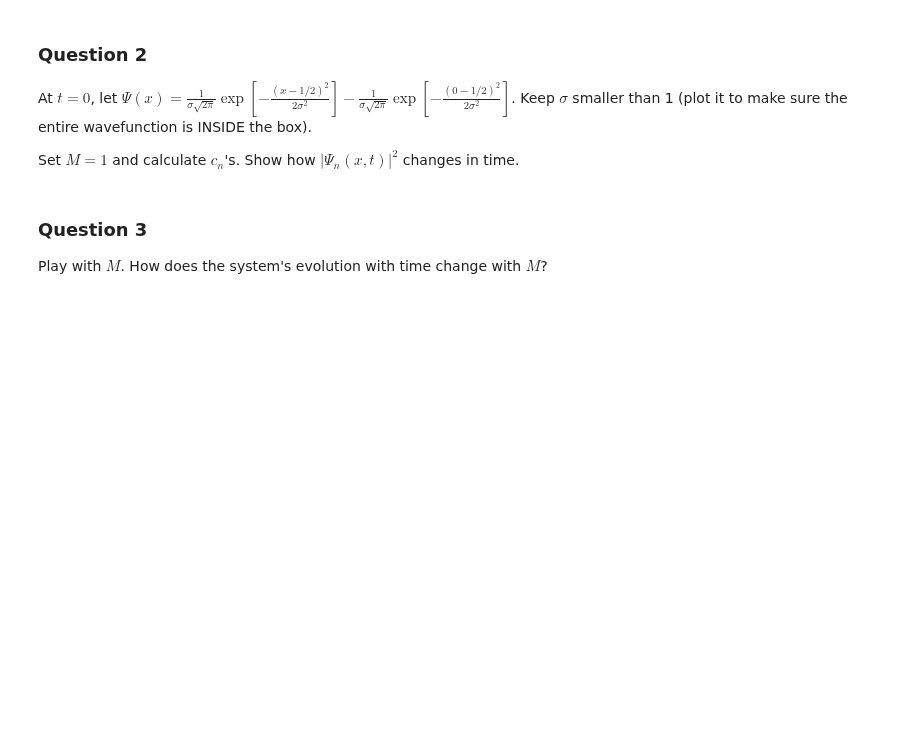
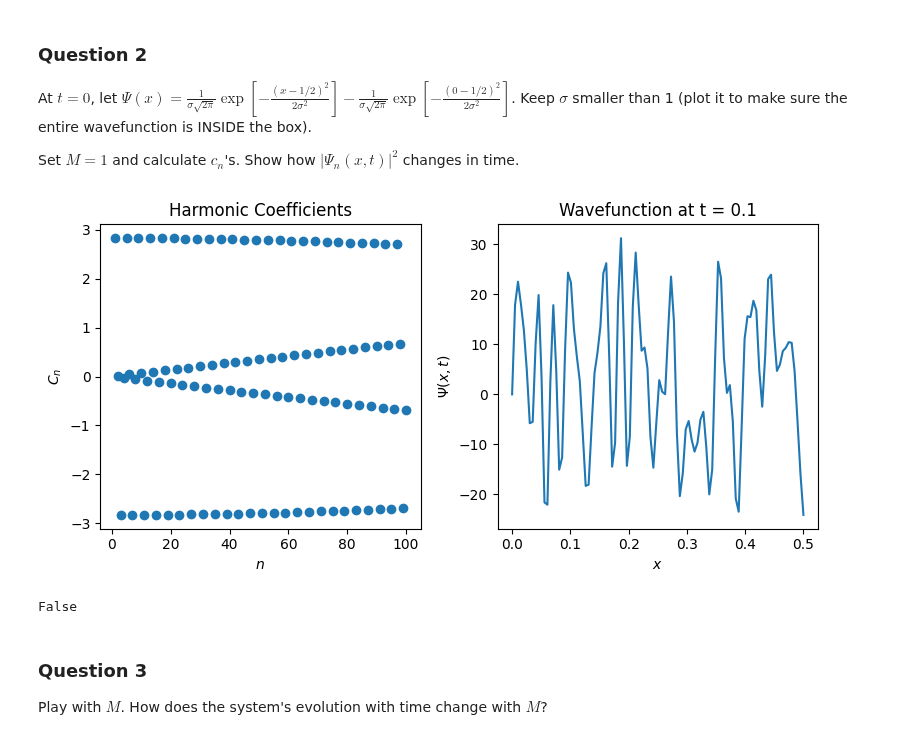
Before and after one commit to vibilanj/cmps, a Jupyter notebook: homework/Particle_in_a_Box_HW.ipynb, the cells around one changed output. Cells and saved outputs as stored; diff of their text form; code cells hidden in the pictures; blank space fills up the shorter version.

```diff
--- a/homework/Particle_in_a_Box_HW.ipynb
+++ b/homework/Particle_in_a_Box_HW.ipynb
@@ -145,6 +146,60 @@ False
 At $t= 0$, let $\Psi(x) = \frac{1}{\sigma\sqrt{2\pi}}\exp\left[-\frac{(x - 1/2)^2}{2\sigma^2} \right] - \frac{1}{\sigma\sqrt{2\pi}}\exp\left[-\frac{(0 - 1/2)^2}{2\sigma^2} \right]$. Keep $\sigma$ smaller than 1 (plot it to make sure the entire wavefunction is INSIDE the box).
 
 Set $M = 1$ and calculate $c_n$'s. Show how $|\Psi_n(x,t)|^2$ changes in time.
+# %%
+L = 0.5
+M = 1
+n_harm = 100
+
+sigma = 0.001
+def initial_deformation(x):
+    factor = 1 / (sigma * np.sqrt(2 * np.pi))
+    return factor * np.exp(-(x - 0.5)**2 / (2 * sigma**2)) - factor * np.exp(-(-1/2)**2 / (2 * sigma**2))
+
+def C_n(n):
+    func = lambda x: initial_deformation(x) * np.sqrt(2) * np.sin(n * np.pi * x)
+    integral = integrate.quad(func, 0, L)
+    return (2 / L * integral[0])
+
+def term(x, t, n):
+    exp_power = -1j * ((np.pi**2 * n**2) / (2 * M)) * t
+    return (C_n(n) * np.sqrt(2) * np.sin(n * np.pi * x) * np.exp(exp_power))
+
+def wavefunction(x, t):
+    return np.sum([term(x, t, n) for n in range(1, n_harm + 1)])
+# %%
+nPts = 100
+t = 0.1
+
+C_ns = [C_n(n) for n in range(1, n_harm + 1)]
+xs = np.linspace(0, L, nPts)
+res = [wavefunction(x, t) for x in xs]
+
+fig, (ax1, ax2) = plt.subplots(1, 2, figsize=(8, 4))
+ax1.scatter(range(1, n_harm + 1), C_ns)
+ax1.set(xlabel="$n$", ylabel="$C_n$", title = "Harmonic Coefficients")
+ax2.plot(xs, res)
+ax2.set(xlabel="$x$", ylabel="$\Psi(x, t)$", title = f"Wavefunction at t = {t}")
+plt.tight_layout()
+# %% [output]
+[figure, added]
+# %%
+max_t = 100
+ts = list(range(0, max_t + 1))
+
+nPts = 100
+xs = np.linspace(0, L, nPts)
+n = 1
+
+unchanged = []
+for x in xs:
+    res = [np.abs(term(x, t, n))**2 for t in ts]
+    is_unchanged = np.isclose(res, res[0], 0, atol=1e10)
+    unchanged.append(is_unchanged)
+
+np.any(unchanged == False)
+# %% [output]
+False
 # %% [markdown]
 ### Question 3
 
```
Also changed, not shown: parts of 3 cells of this notebook.
